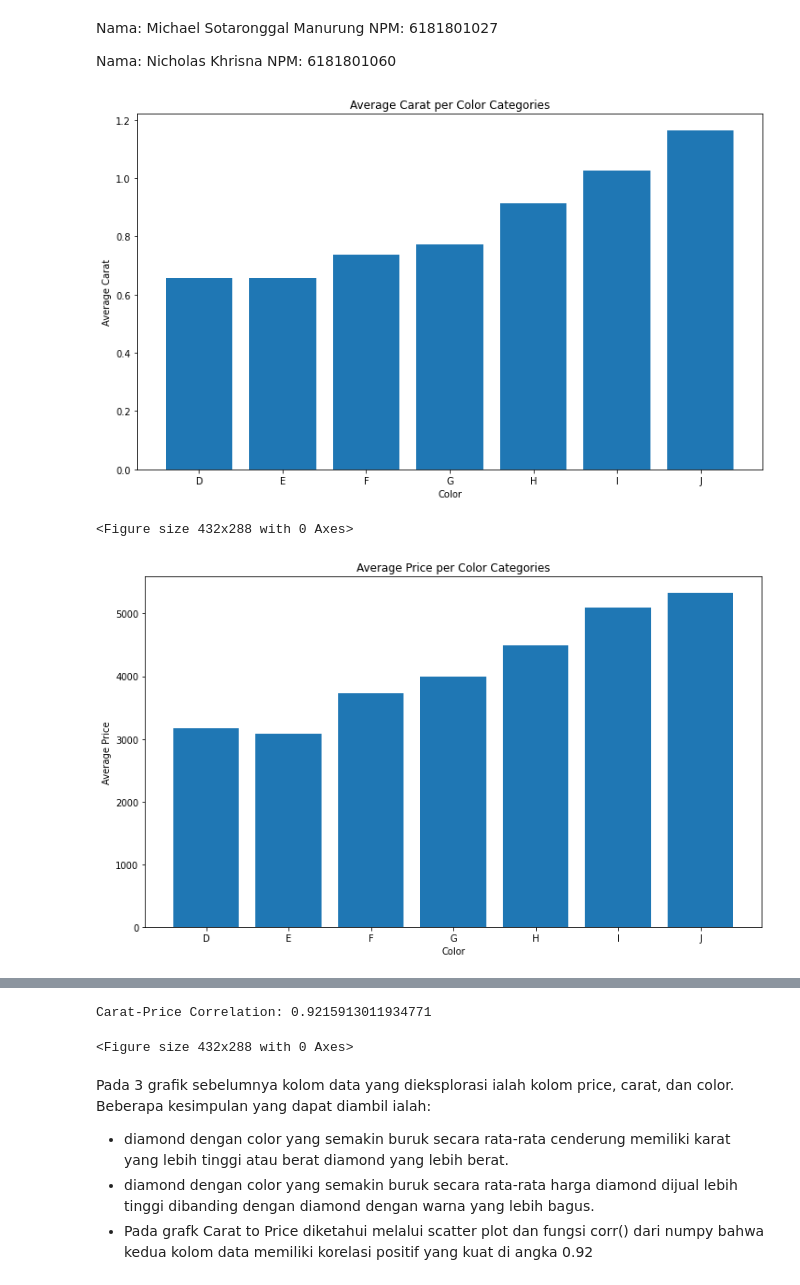
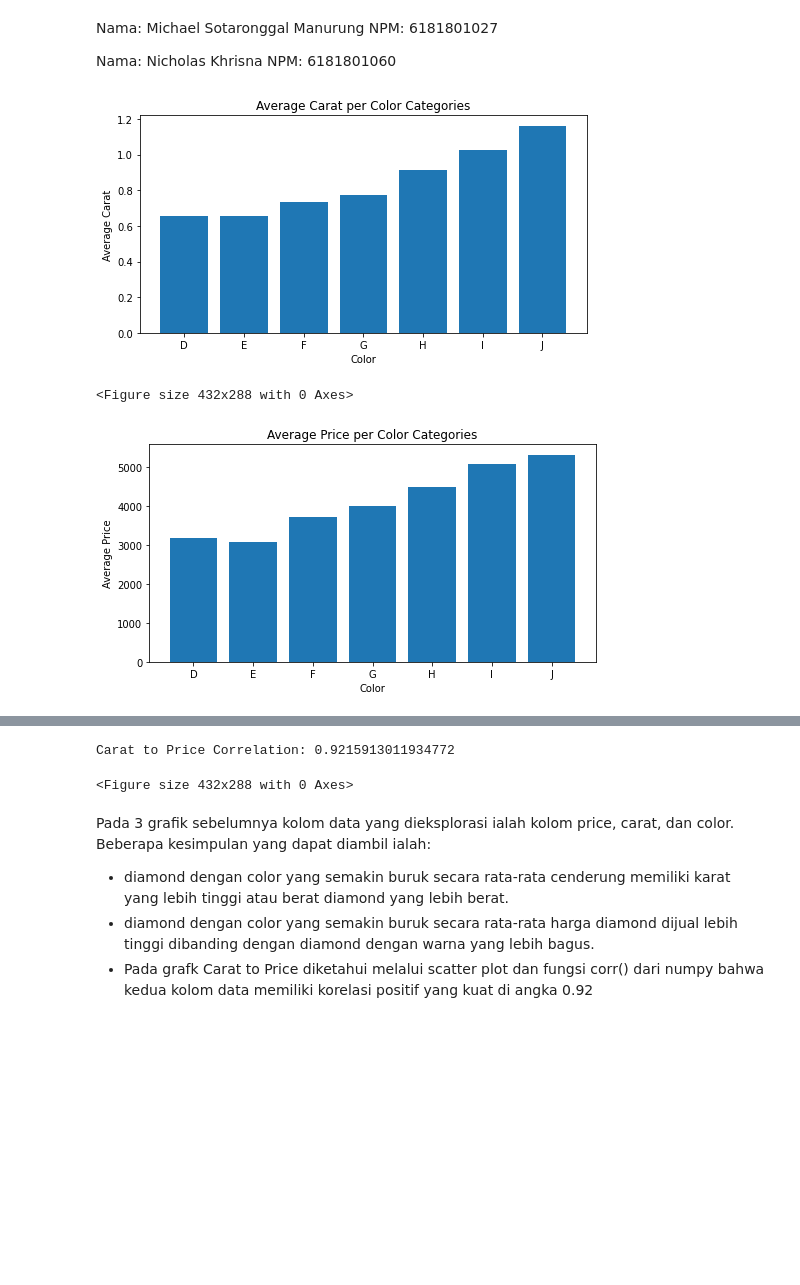
Before and after one commit to michaelmanurung/Numerical-Method-Project, a Jupyter notebook: Diamond_data_exploration.ipynb, the cells around one changed output, grey strips where cells are left out. Saved outputs shown, nothing was run; the diff lists cells and outputs as text; code cells hidden in the pictures; blank space fills up the shorter version.

```diff
--- a/Diamond_data_exploration.ipynb
+++ b/Diamond_data_exploration.ipynb
@@ -16,39 +16,39 @@ diamondDataFrame = pd.read_csv('diamonds.csv').set_index('No')
 # menghitung rata-rata carat dari tiap warna berlian dan mengurutkannya dari yang terbaik (D) hingga terburuk (J)
 colorMeanDF = diamondDataFrame.groupby('color').mean().sort_values('color', ascending=True)
 
-plt.figure(figsize=[12,7])
+plt.figure(figsize=[8,4])
 plt.title('Average Carat per Color Categories')
 plt.xlabel('Color')
 plt.ylabel('Average Carat')
 plt.bar(colorMeanDF.index, colorMeanDF['carat'])
 plt.show()
 plt.clf()
 
 # plot data price per color
-plt.figure(figsize=[12,7])
+plt.figure(figsize=[8,4])
 plt.title('Average Price per Color Categories')
 plt.xlabel('Color')
 plt.ylabel('Average Price')
 
 plt.bar(colorMeanDF.index,colorMeanDF['price'])
 plt.show()
 
 # get 2 collumn (carat & price) as dataframe then sort by 'carat'
 caratPriceDF = diamondDataFrame[['carat','price']].sort_values('carat')
 
 # figure title and label
-plt.figure(figsize=[12,7])
+plt.figure(figsize=[8,4])
 plt.title('Carat to Price')
 plt.xlabel('Carat')
 plt.ylabel('Price')
 
 # plot scatter: karena data carat dan harga cukup beragam agar grafik dapat memperlihatkan keberagaman tersebut
 plt.scatter(caratPriceDF['carat'], caratPriceDF['price'], c='b', alpha=0.5, marker='.')
 plt.show()
 plt.clf()
 
-print('Carat-Price Correlation: ' + str(caratPriceDF['carat'].corr(caratPriceDF['price'])))
+print('Carat to Price Correlation: ' + str(caratPriceDF['carat'].corr(caratPriceDF['price'])))
 # %% [output]
-[figure, old version]
+[figure, new version]
 <Figure size 432x288 with 0 Axes>
-[figure, old version]
+[figure, new version]
@@ -56,4 +56,4 @@ print('Carat-Price Correlation: ' + str(caratPriceDF['carat'].corr(caratPriceDF[
-Carat-Price Correlation: 0.9215913011934771
+Carat to Price Correlation: 0.9215913011934772
 <Figure size 432x288 with 0 Axes>
 # %% [markdown]
 Pada 3 grafik sebelumnya kolom data yang dieksplorasi ialah kolom price, carat, dan color. Beberapa kesimpulan yang dapat diambil ialah:
```
Also changed, not shown: parts of 3 cells of this notebook, 1 other file.
